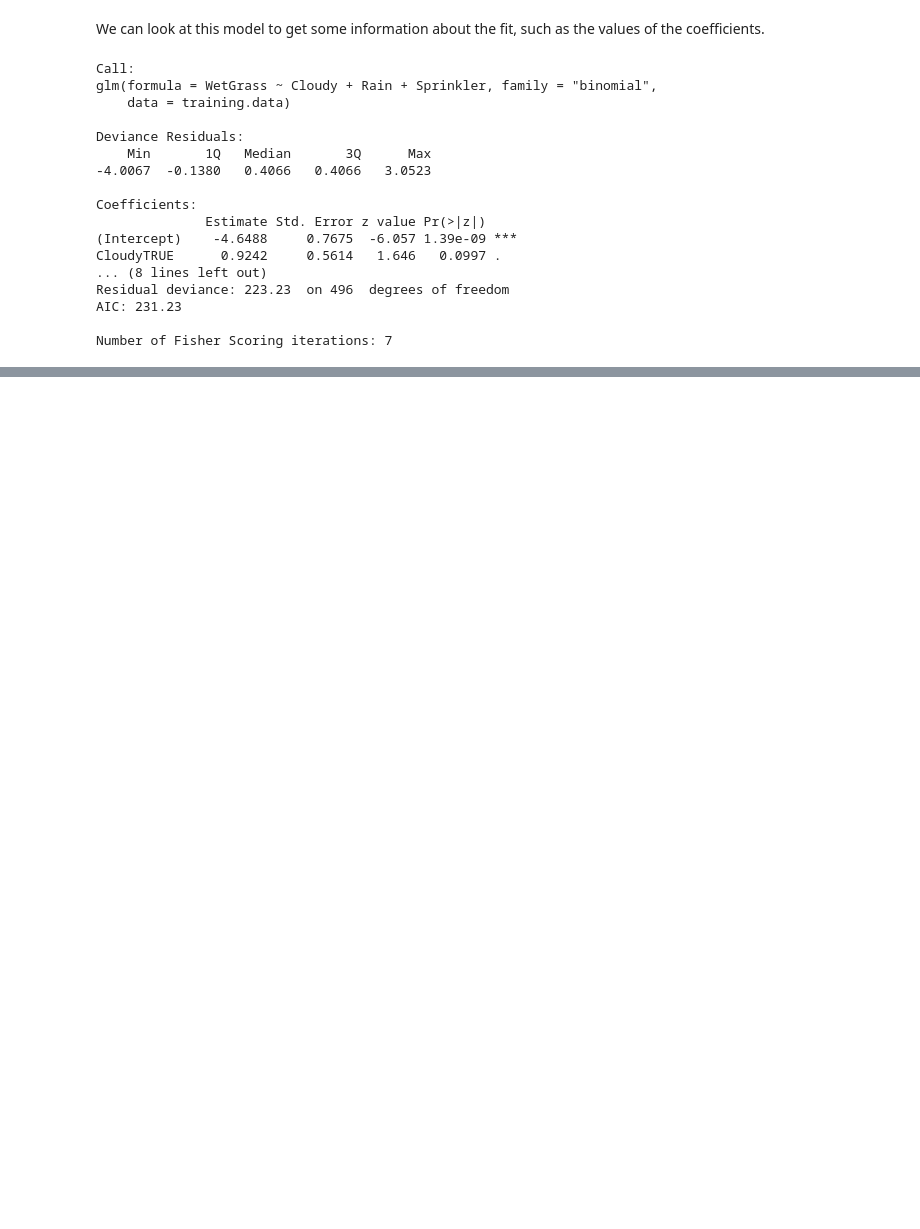
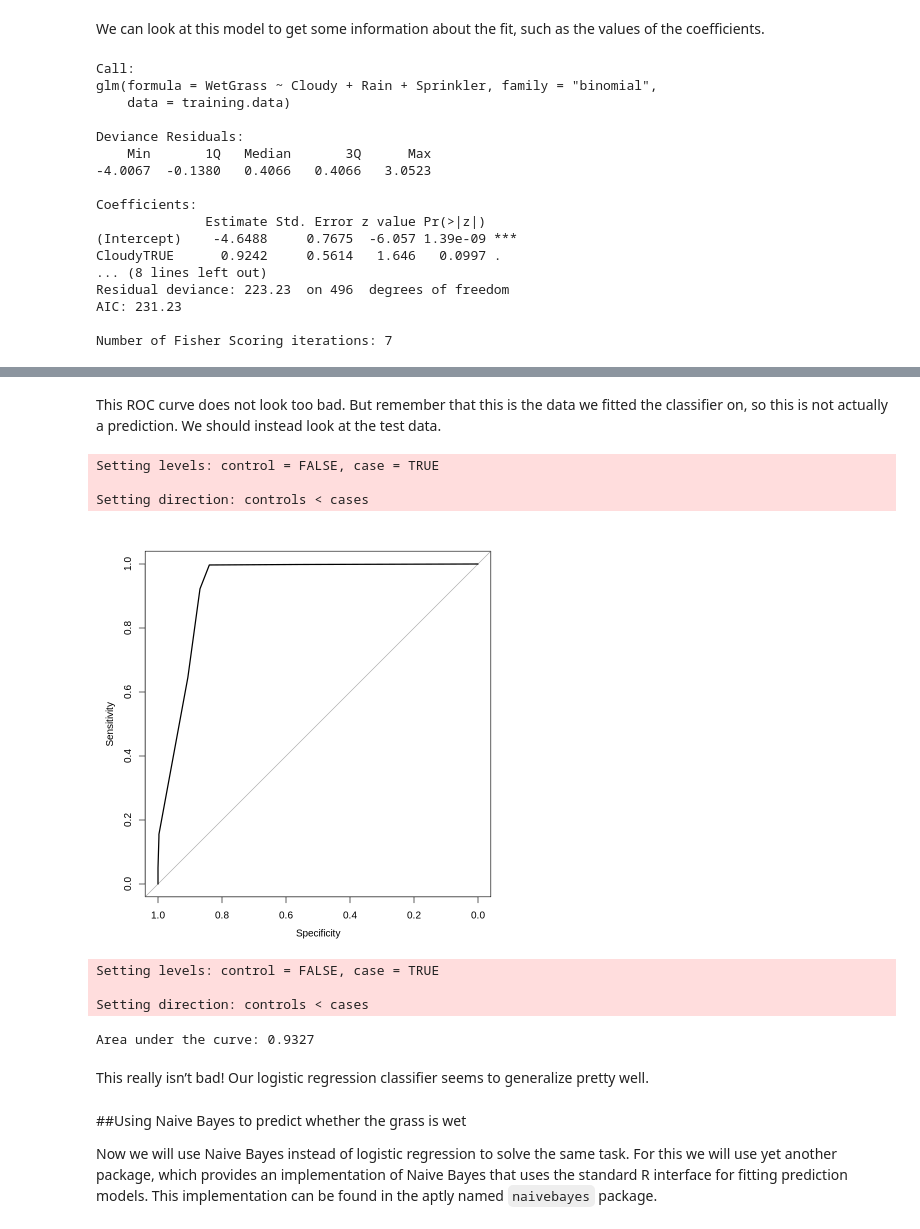
Before and after one commit to prat8897/R_companion, a Jupyter notebook: R_companion.ipynb, the cells around one changed output, grey strips where cells are left out. Drawn from its saved outputs; the diff is of its cells as text; code cells hidden in the pictures; blank space fills up the shorter version.

```diff
--- a/R_companion.ipynb
+++ b/R_companion.ipynb
@@ -128,0 +166,23 @@ Number of Fisher Scoring iterations: 7
+# %% [markdown]
+This ROC curve does not look too bad. But remember that this is the data we fitted the classifier on, so this is not actually a prediction. We should instead look at the test data.
+# %%
+y <- predict( m, newdata=test.data, type="response" )
+plot( roc(test.data$WetGrass,y) )
+# %% [output]
+Setting levels: control = FALSE, case = TRUE
+
+Setting direction: controls < cases
+[figure, added]
+# %%
+auc( test.data$WetGrass, y )
+# %% [output]
+Setting levels: control = FALSE, case = TRUE
+
+Setting direction: controls < cases
+Area under the curve: 0.9327
+# %% [markdown]
+This really isn’t bad! Our logistic regression classifier seems to generalize pretty well.
+# %% [markdown]
+##Using Naive Bayes to predict whether the grass is wet
+
+Now we will use Naive Bayes instead of logistic regression to solve the same task. For this we will use yet another package, which provides an implementation of Naive Bayes that uses the standard R interface for fitting prediction models. This implementation can be found in the aptly named `naivebayes` package.
```
Also changed, not shown: parts of 73 cells of this notebook.
